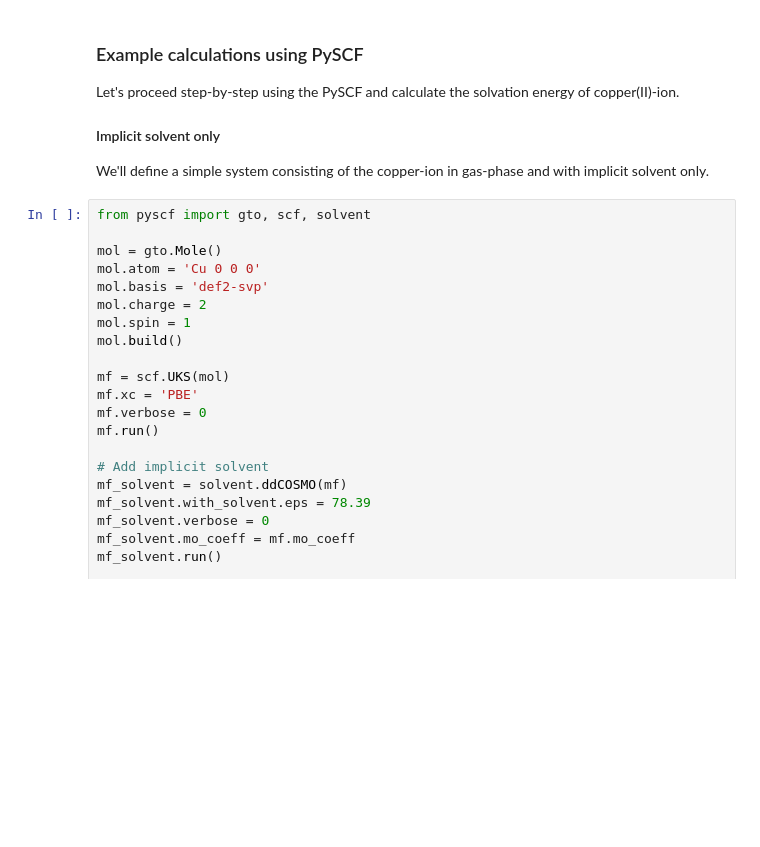
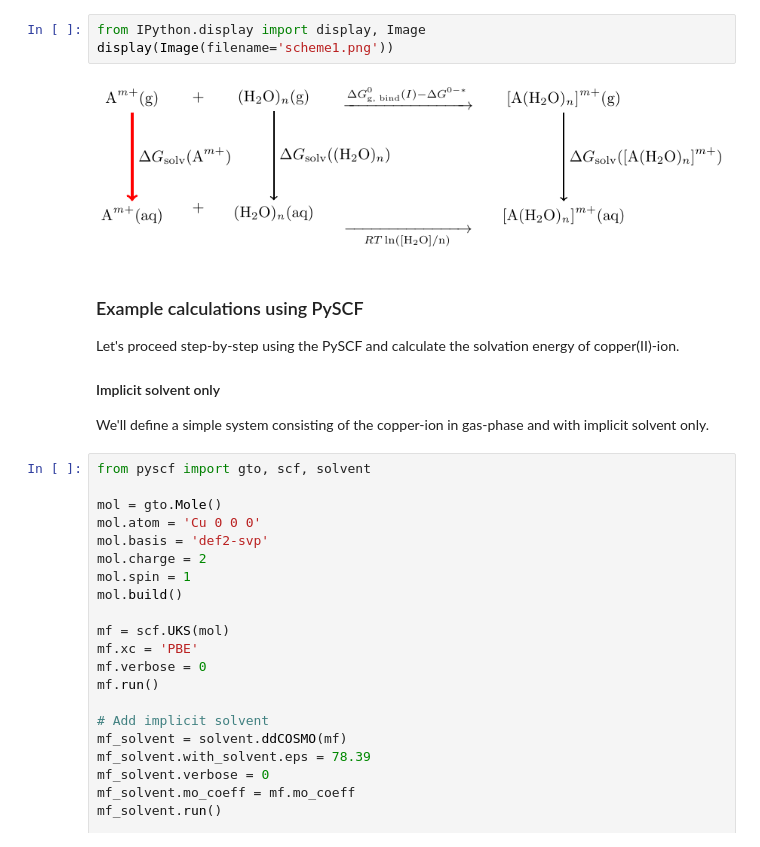
Before and after one commit to WeckmanTimo/weckman-blog, a Jupyter notebook: blog/blog_compute_solvation.ipynb, the cells around one changed output. Cells and saved outputs as stored; diff of their text form; blank space fills up the shorter version.

```diff
--- a/blog/blog_compute_solvation.ipynb
+++ b/blog/blog_compute_solvation.ipynb
@@ -33,3 +31,8 @@ The solvation energies are then computed using the electronic energies of the sp
+# %%
+from IPython.display import display, Image
+display(Image(filename='scheme1.png'))
+# %% [output]
+[figure, added]
 # %% [markdown]
 ### Example calculations using PySCF
 
```
Also changed, not shown: parts of 3 cells of this notebook, 6 other files.
